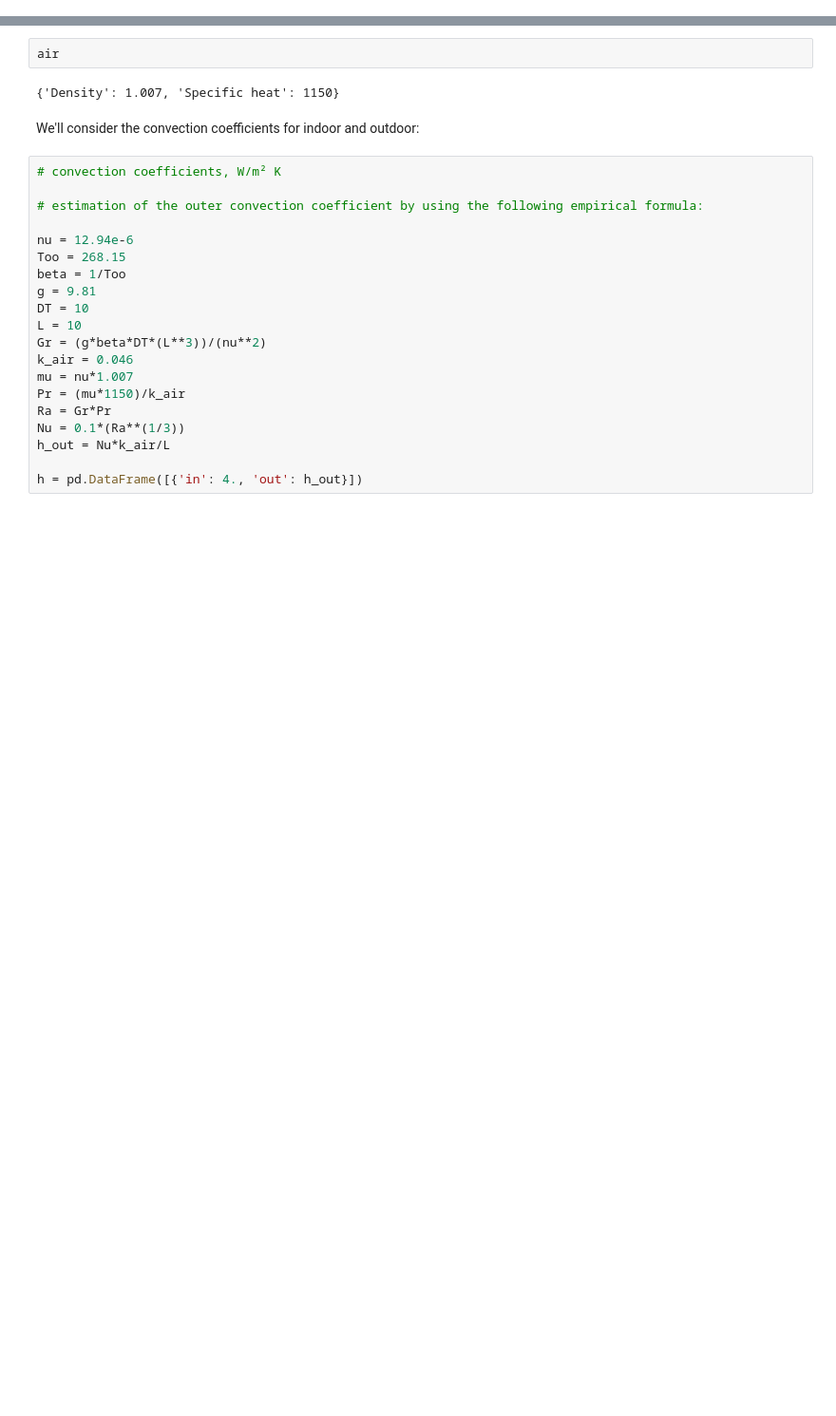
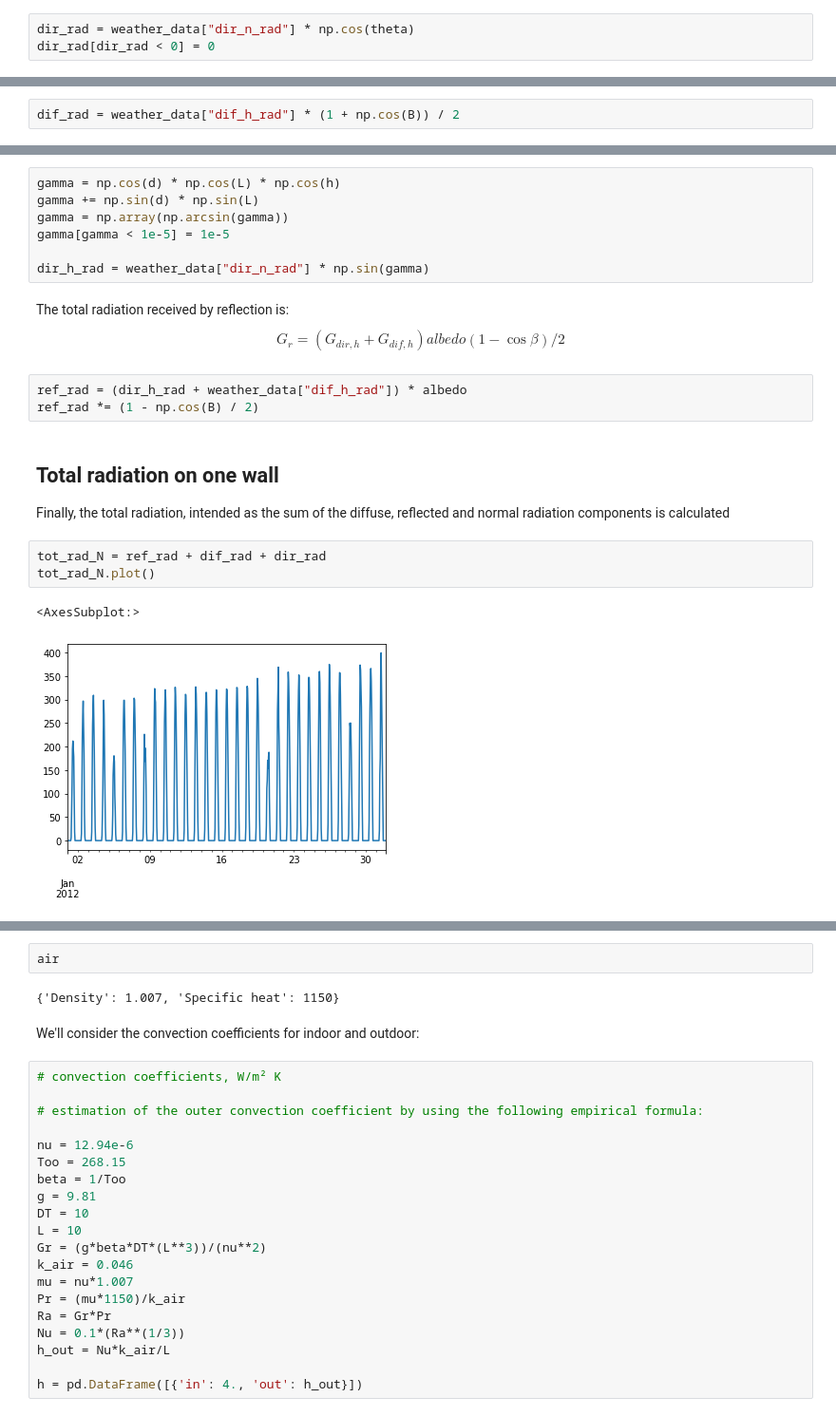
Before and after one commit to fradepa98/eva_DMBEM, a Jupyter notebook: EVA_project_main.ipynb, the cells around one changed output, grey strips where cells are left out. Shown at 95% size. Saved outputs shown, nothing was run; the diff lists cells and outputs as text; blank space fills up the shorter version.

```diff
--- a/EVA_project_main.ipynb
+++ b/EVA_project_main.ipynb
@@ -65,0 +241,3 @@ wall
+# %%
+dir_rad = weather_data["dir_n_rad"] * np.cos(theta)
+dir_rad[dir_rad < 0] = 0
@@ -65,0 +251,2 @@ wall
+# %%
+dif_rad = weather_data["dif_h_rad"] * (1 + np.cos(B)) / 2
@@ -65,0 +260,23 @@ wall
+# %%
+gamma = np.cos(d) * np.cos(L) * np.cos(h)
+gamma += np.sin(d) * np.sin(L)
+gamma = np.array(np.arcsin(gamma))
+gamma[gamma < 1e-5] = 1e-5
+
+dir_h_rad = weather_data["dir_n_rad"] * np.sin(gamma)
+# %% [markdown]
+The total radiation received by reflection is:
+$$G_r = (G_{dir,h} + G_{dif,h}) albedo (1 - \cos \beta)/2$$
+# %%
+ref_rad = (dir_h_rad + weather_data["dif_h_rad"]) * albedo
+ref_rad *= (1 - np.cos(B) / 2)
+# %% [markdown]
+## Total radiation on one wall
+
+Finally, the total radiation, intended as the sum of the diffuse, reflected and normal radiation components is calculated
+# %%
+tot_rad_N = ref_rad + dif_rad + dir_rad
+tot_rad_N.plot()
+# %% [output]
+<AxesSubplot:>
+[figure, added]
```
Also changed, not shown: parts of 72 cells of this notebook, 2 other files.
